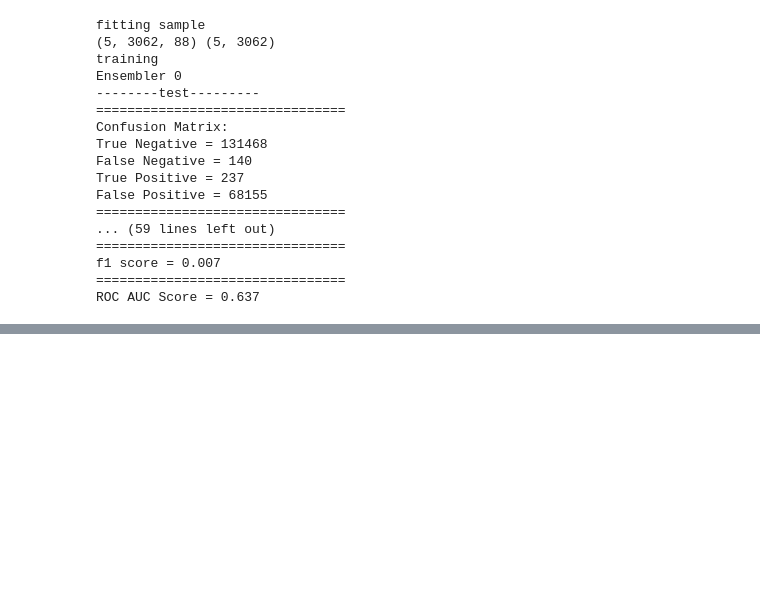
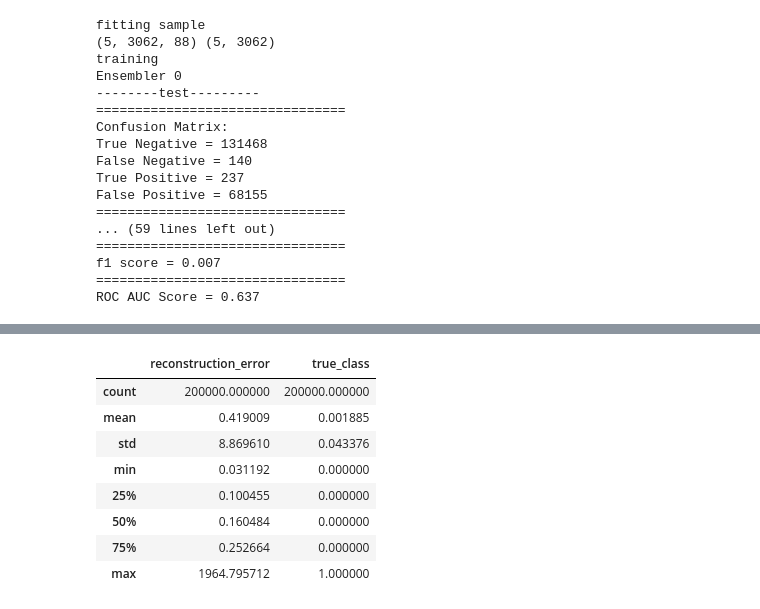
Before and after one commit to Pirolf/RTB, a Jupyter notebook: report.ipynb, the cells around one changed output, grey strips where cells are left out. Drawn from its saved outputs; the diff is of its cells as text; code cells hidden in the pictures; blank space fills up the shorter version.

```diff
--- a/report.ipynb
+++ b/report.ipynb
@@ -818,0 +1149,23 @@ ROC AUC Score = 0.637
+# %%
+rus = RandomUnderSampler(ratio={0: 1531*10, 1: 1531}, random_state=KFOLD_SEED)
+X_res, y_res = rus.fit_sample(features, labels)
+
+autoencoder.compile(optimizer='sgd',
+                    loss='mean_squared_error',
+                    metrics=['accuracy'])
+
+checkpointer = ModelCheckpoint(filepath="model.h5",
+                               verbose=0,
+                               save_best_only=True)
+tensorboard = TensorBoard(log_dir='./logs',
+                          histogram_freq=0,
+                          write_graph=True,
+                          write_images=True)
+
+history = autoencoder.fit(X_res, X_res,
+                    epochs=5,
+                    batch_size=8,
+                    shuffle=True,
+                    validation_split=0.2,
+                    verbose=1,
+                    callbacks=[checkpointer, tensorboard]).history
@@ -818,0 +1184,17 @@ ROC AUC Score = 0.637
+# %%
+predicted_scores = autoencoder.predict(test_features)
+
+mse = np.mean(np.power(test_features - predicted_scores, 2), axis=1)
+error_df = pd.DataFrame({'reconstruction_error': mse,
+                        'true_class': test_labels})
+error_df.describe()
+# %% [output]
+|  | reconstruction_error | true_class |
+| count | 200000.000000 | 200000.000000 |
+| mean | 0.419009 | 0.001885 |
+| std | 8.869610 | 0.043376 |
+| min | 0.031192 | 0.000000 |
+| 25% | 0.100455 | 0.000000 |
+| 50% | 0.160484 | 0.000000 |
+| 75% | 0.252664 | 0.000000 |
+| max | 1964.795712 | 1.000000 |
```
Also changed, not shown: parts of 15 cells of this notebook, 3 other files.
